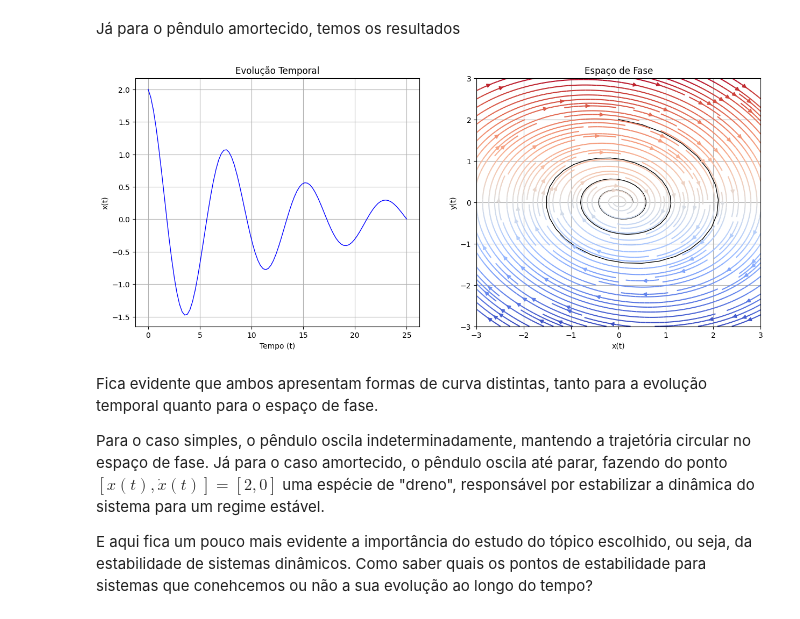
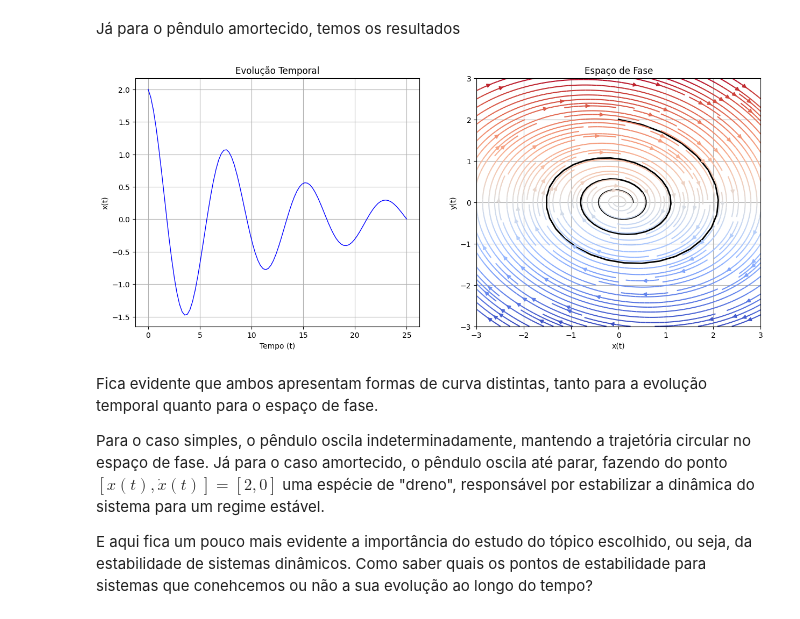
Before and after one commit to jorgesalhani/LinearAlgebraApplications, a Jupyter notebook: TrabalhoFinal/TF.ipynb, the cells around one changed output. Saved outputs shown, nothing was run; the diff lists cells and outputs as text; code cells hidden in the pictures.

```diff
--- a/TrabalhoFinal/TF.ipynb
+++ b/TrabalhoFinal/TF.ipynb
@@ -115,35 +115,35 @@ Já para o pêndulo amortecido, temos os resultados
 # %%
 t3 = np.linspace(0,25,100)
 
 PA = odeint(penduloAmortecido,[0,2],t3)
 
 x3 = PA[:,0]
 y3 = PA[:,1]
 
 fig, ax = plt.subplots(1,2, figsize=(15,6))
 
 ax[0].plot(t3,y3,'b-',linewidth=1)
 ax[0].set_title("Evolução Temporal")
 ax[0].set_xlabel('Tempo (t)')
 ax[0].set_ylabel('x(t)')
 ax[0].grid(True)
 
-ax[1].plot(x3,y3,'k-',linewidth=1)
+ax[1].plot(x3,y3,'k-',linewidth=2)
 ax[1].set_title("Espaço de Fase")
 ax[1].set_xlabel('x(t)')
 ax[1].set_ylabel('y(t)')
 ax[1].grid(True)
 
 w = 3
 Y, X = np.mgrid[-w:w:100j, -w:w:100j]
 U = Y
 V = (-(k/m)*X - (c/m)*Y)
 
 ax[1].streamplot(X,Y,U,V, density=2, color=U, cmap='coolwarm')
 
 plt.show()
 # %% [output]
-[figure, old version]
+[figure, new version]
 # %% [markdown]
 Fica evidente que ambos apresentam formas de curva distintas, tanto para a evolução temporal quanto para o espaço de fase.
 
```
Also changed, not shown: parts of 2 cells of this notebook.
